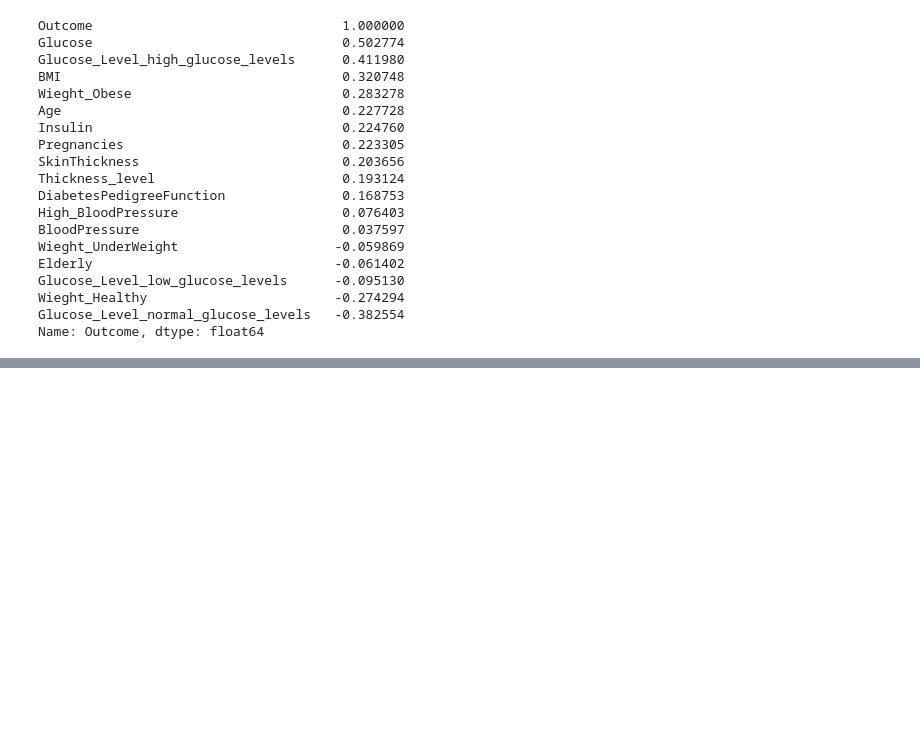
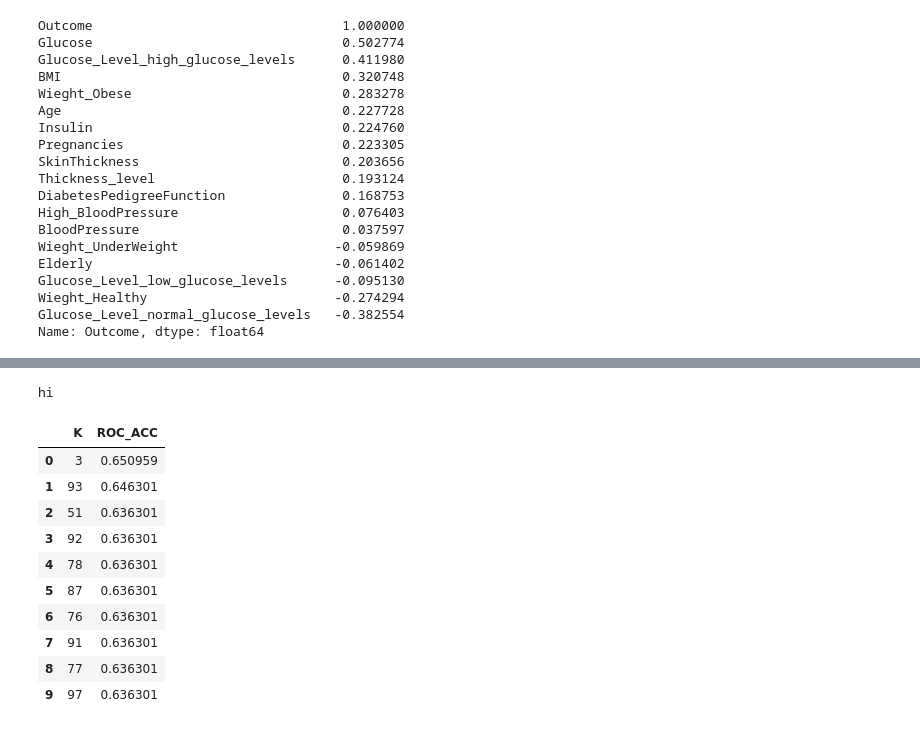
Before and after one commit to Aviost111/Diabetes_Predictions, a Jupyter notebook: Visualization.ipynb, the cells around one changed output, grey strips where cells are left out. Cells and saved outputs as stored; diff of their text form; code cells hidden in the pictures; blank space fills up the shorter version.

```diff
--- a/Visualization.ipynb
+++ b/Visualization.ipynb
@@ -6,5 +9,6 @@ import seaborn as sns
 # %%
 df=pd.read_csv('train_set_diabetes.csv',index_col=0)
+df2=pd.read_csv('Cleaned_Diabetes.csv',index_col=0)
 df
 # %% [output]
 |  | Pregnancies | Glucose | BloodPressure | SkinThickness | Insulin | BMI | DiabetesPedigreeFunction | Age | ... |
@@ -162,0 +233,10 @@ Name: Outcome, dtype: float64
+# %%
+df_n = pd.get_dummies(df2.drop(['Elderly'], axis=1))
+
+X = df_n.drop(['Outcome'], axis=1)
+y = df_n['Outcome'].values
+
+
+X_train, X_test, y_train, y_test = train_test_split(X, y, test_size=0.2, random_state=25)
+
+X_train
@@ -162,0 +257,45 @@ Name: Outcome, dtype: float64
+# %%
+standard = StandardScaler()
+
+X_test_stand = X_test.copy()
+X_train_stand = X_train.copy()
+y_train_stand = y_train.copy()
+y_test_stand = y_test.copy()
+
+
+X_train_stand[numerical_columns] = standard.fit_transform(X_train_stand[numerical_columns])
+X_test_stand[numerical_columns] = standard.transform(X_test_stand[numerical_columns])
+# %% [output]
+hi
+# %%
+X_train2, X_test2, y_train2, y_test2 = train_test_split(X_train_stand,y_train, test_size=0.2, random_state=25)
+# %%
+import sklearn
+from sklearn.neighbors import KNeighborsClassifier
+from sklearn.metrics import accuracy_score
+tt = {}
+il = []
+ac=[]
+for  i in range(1,100):
+    knn = KNeighborsClassifier(n_neighbors=i)
+    knn.fit(X_train2,y_train2)
+    y_pred = knn.predict(X_test2)
+    il.append(i)
+    ac.append( sklearn.metrics.roc_auc_score(y_test2,y_pred) )
+    tt.update({'K':il})
+    tt.update({'ROC_ACC':ac})
+vv = pd.DataFrame(tt)
+vv.sort_values('ROC_ACC',ascending=False,inplace=True,ignore_index=True)
+vv.head(10)
+# %% [output]
+|  | K | ROC_ACC |
+| 0 | 3 | 0.650959 |
+| 1 | 93 | 0.646301 |
+| 2 | 51 | 0.636301 |
+| 3 | 92 | 0.636301 |
+| 4 | 78 | 0.636301 |
+| 5 | 87 | 0.636301 |
+| 6 | 76 | 0.636301 |
+| 7 | 91 | 0.636301 |
+| 8 | 77 | 0.636301 |
+| 9 | 97 | 0.636301 |
```
Also changed, not shown: parts of 16 cells of this notebook, 3 other files.
